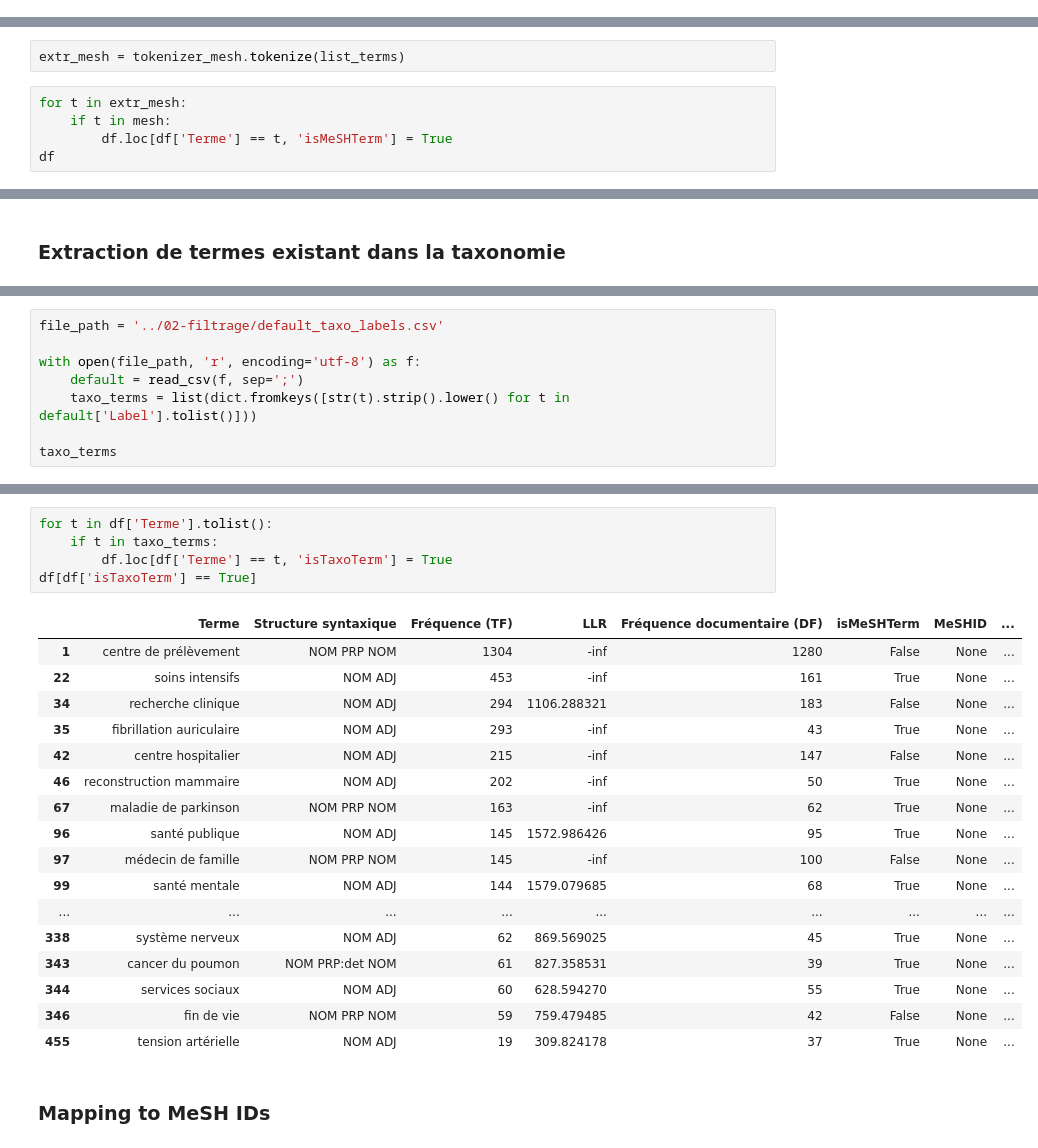
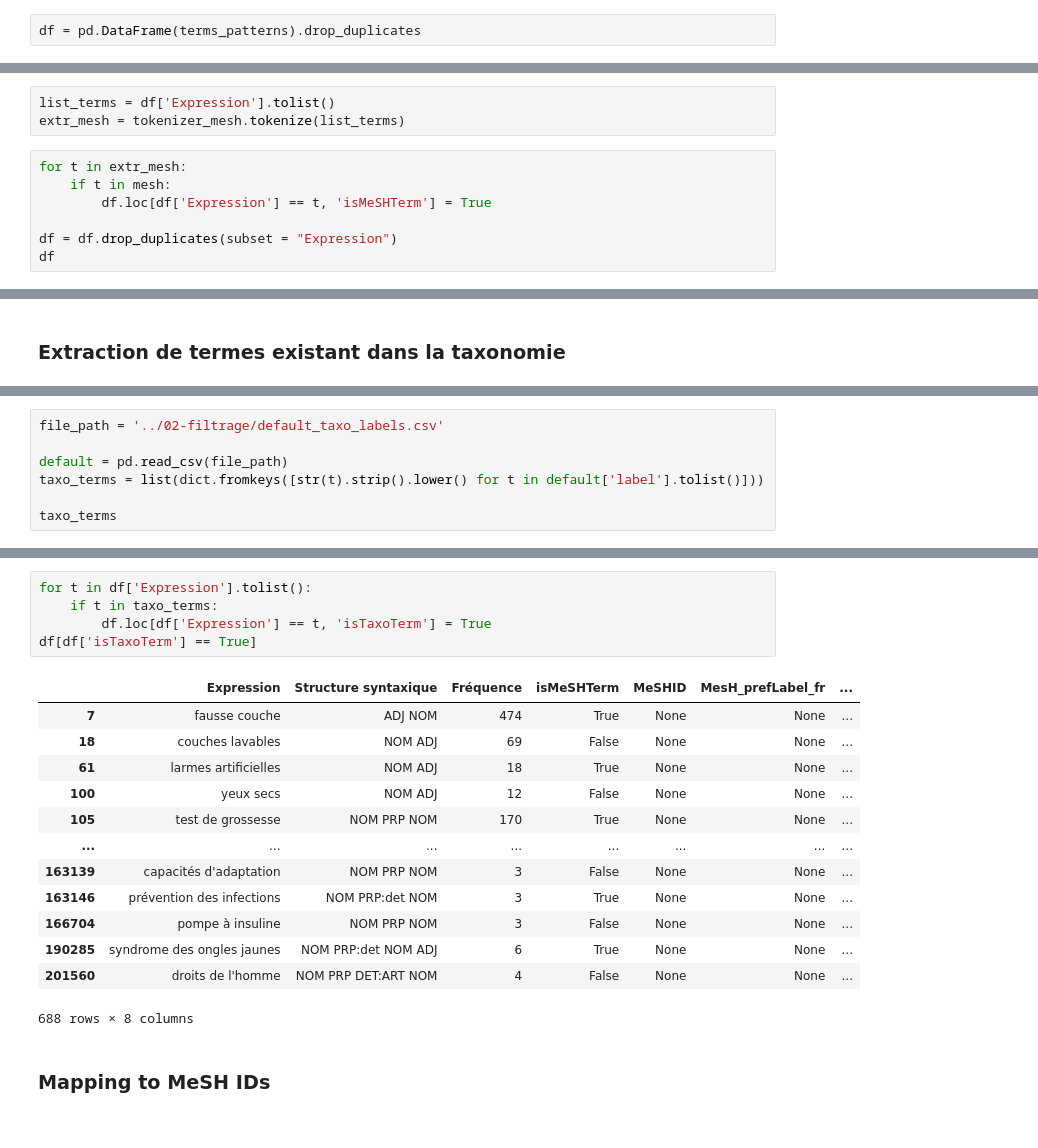
Before and after one commit to Camille-Demers/text-mining-project, a Jupyter notebook: 00-Scripts/2_Pretraitement.ipynb, the cells around one changed output, grey strips where cells are left out. Cells and saved outputs as stored; diff of their text form.

Commit message:
Adapt script to analyze Doctissimo data

```diff
--- a/00-Scripts/2_Pretraitement.ipynb
+++ b/00-Scripts/2_Pretraitement.ipynb
@@ -623,5 +313,7 @@ Termes d'intérêt :
 # %% [markdown]
 ### **Extraction de termes MeSH**
+# %%
+df = pd.DataFrame(terms_patterns).drop_duplicates
 # %%
 df['isMeSHTerm']= False # On set à False puis on va changer pour True si on trouve le terme
 df['MeSHID'] = None
@@ -640,8 +348,11 @@ with open (file_path, 'r', encoding='utf-8') as f:
 # %%
+list_terms = df['Expression'].tolist()
 extr_mesh = tokenizer_mesh.tokenize(list_terms)
 # %%
 for t in extr_mesh:
     if t in mesh:
-        df.loc[df['Terme'] == t, 'isMeSHTerm'] = True
+        df.loc[df['Expression'] == t, 'isMeSHTerm'] = True
+
+df = df.drop_duplicates(subset = "Expression")
 df
 # %% [output]
@@ -686,9 +399,8 @@ df['isTaxoTerm']= 'False' # On set à False puis on va changer pour True si on t
 # %%
 file_path = '../02-filtrage/default_taxo_labels.csv'
 
-with open(file_path, 'r', encoding='utf-8') as f:
-    default = read_csv(f, sep=';')
-    taxo_terms = list(dict.fromkeys([str(t).strip().lower() for t in default['Label'].tolist()]))
+default = pd.read_csv(file_path)
+taxo_terms = list(dict.fromkeys([str(t).strip().lower() for t in default['label'].tolist()]))
 
 taxo_terms
 # %% [output]
@@ -711,27 +423,23 @@ taxo_terms
  ...]
 # %%
-for t in df['Terme'].tolist():
+for t in df['Expression'].tolist():
     if t in taxo_terms:
-        df.loc[df['Terme'] == t, 'isTaxoTerm'] = True
+        df.loc[df['Expression'] == t, 'isTaxoTerm'] = True
 df[df['isTaxoTerm'] == True]
 # %% [output]
-|  | Terme | Structure syntaxique | Fréquence (TF) | LLR | Fréquence documentaire (DF) | isMeSHTerm | MeSHID | ... |
-| 1 | centre de prélèvement | NOM PRP NOM | 1304 | -inf | 1280 | False | None | ... |
-| 22 | soins intensifs | NOM ADJ | 453 | -inf | 161 | True | None | ... |
-| 34 | recherche clinique | NOM ADJ | 294 | 1106.288321 | 183 | False | None | ... |
-| 35 | fibrillation auriculaire | NOM ADJ | 293 | -inf | 43 | True | None | ... |
-| 42 | centre hospitalier | NOM ADJ | 215 | -inf | 147 | False | None | ... |
-| 46 | reconstruction mammaire | NOM ADJ | 202 | -inf | 50 | True | None | ... |
-| 67 | maladie de parkinson | NOM PRP NOM | 163 | -inf | 62 | True | None | ... |
-| 96 | santé publique | NOM ADJ | 145 | 1572.986426 | 95 | True | None | ... |
-| 97 | médecin de famille | NOM PRP NOM | 145 | -inf | 100 | False | None | ... |
-| 99 | santé mentale | NOM ADJ | 144 | 1579.079685 | 68 | True | None | ... |
-| ... | ... | ... | ... | ... | ... | ... | ... | ... |
-| 338 | système nerveux | NOM ADJ | 62 | 869.569025 | 45 | True | None | ... |
-| 343 | cancer du poumon | NOM PRP:det NOM | 61 | 827.358531 | 39 | True | None | ... |
-| 344 | services sociaux | NOM ADJ | 60 | 628.594270 | 55 | True | None | ... |
-| 346 | fin de vie | NOM PRP NOM | 59 | 759.479485 | 42 | False | None | ... |
-| 455 | tension artérielle | NOM ADJ | 19 | 309.824178 | 37 | True | None | ... |
+|  | Expression | Structure syntaxique | Fréquence | isMeSHTerm | MeSHID | MesH_prefLabel_fr | ... |
+| 7 | fausse couche | ADJ NOM | 474 | True | None | None | ... |
+| 18 | couches lavables | NOM ADJ | 69 | False | None | None | ... |
+| 61 | larmes artificielles | NOM ADJ | 18 | True | None | None | ... |
+| 100 | yeux secs | NOM ADJ | 12 | False | None | None | ... |
+| 105 | test de grossesse | NOM PRP NOM | 170 | True | None | None | ... |
+| ... | ... | ... | ... | ... | ... | ... | ... |
+| 163139 | capacités d'adaptation | NOM PRP NOM | 3 | False | None | None | ... |
+| 163146 | prévention des infections | NOM PRP:det NOM | 3 | True | None | None | ... |
+| 166704 | pompe à insuline | NOM PRP NOM | 3 | False | None | None | ... |
+| 190285 | syndrome des ongles jaunes | NOM PRP:det NOM ADJ | 6 | True | None | None | ... |
+| 201560 | droits de l'homme | NOM PRP DET:ART NOM | 4 | False | None | None | ... |
+688 rows × 8 columns
 # %% [markdown]
 ### **Mapping to MeSH IDs**
 # %% [markdown]
```
Also changed, not shown: parts of 63 cells of this notebook, 8 other files.
